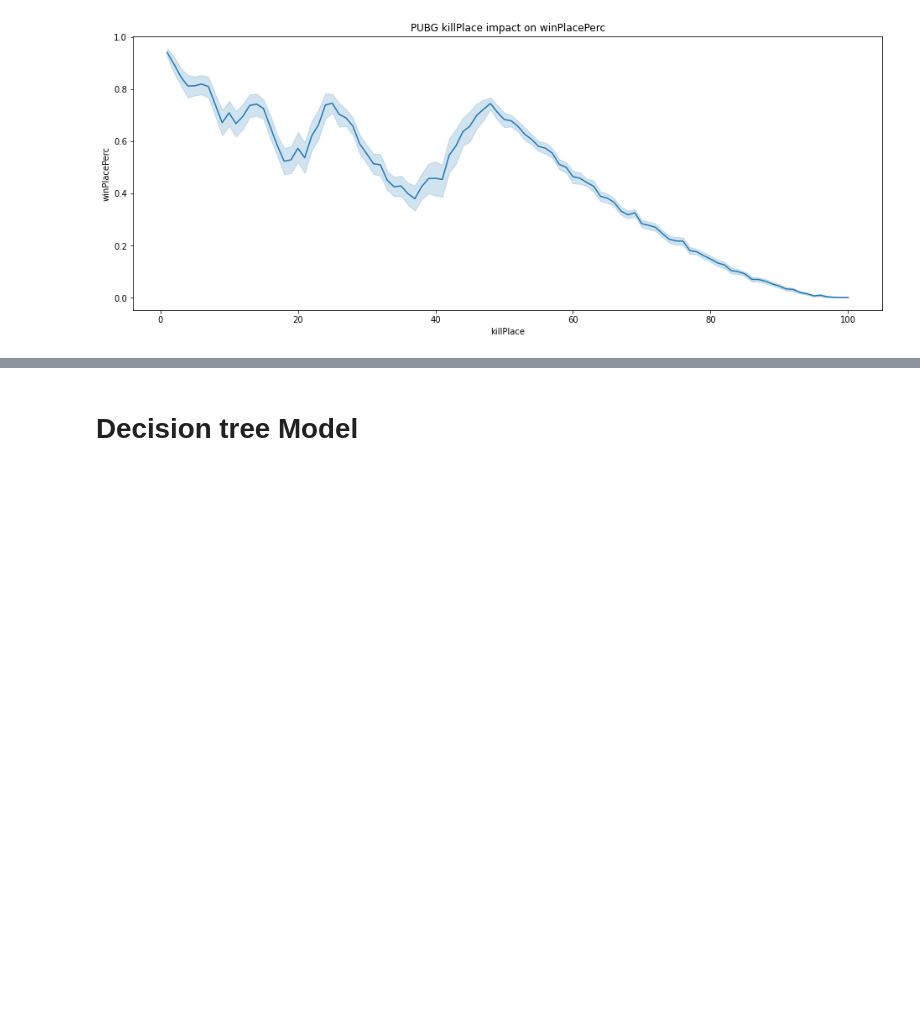
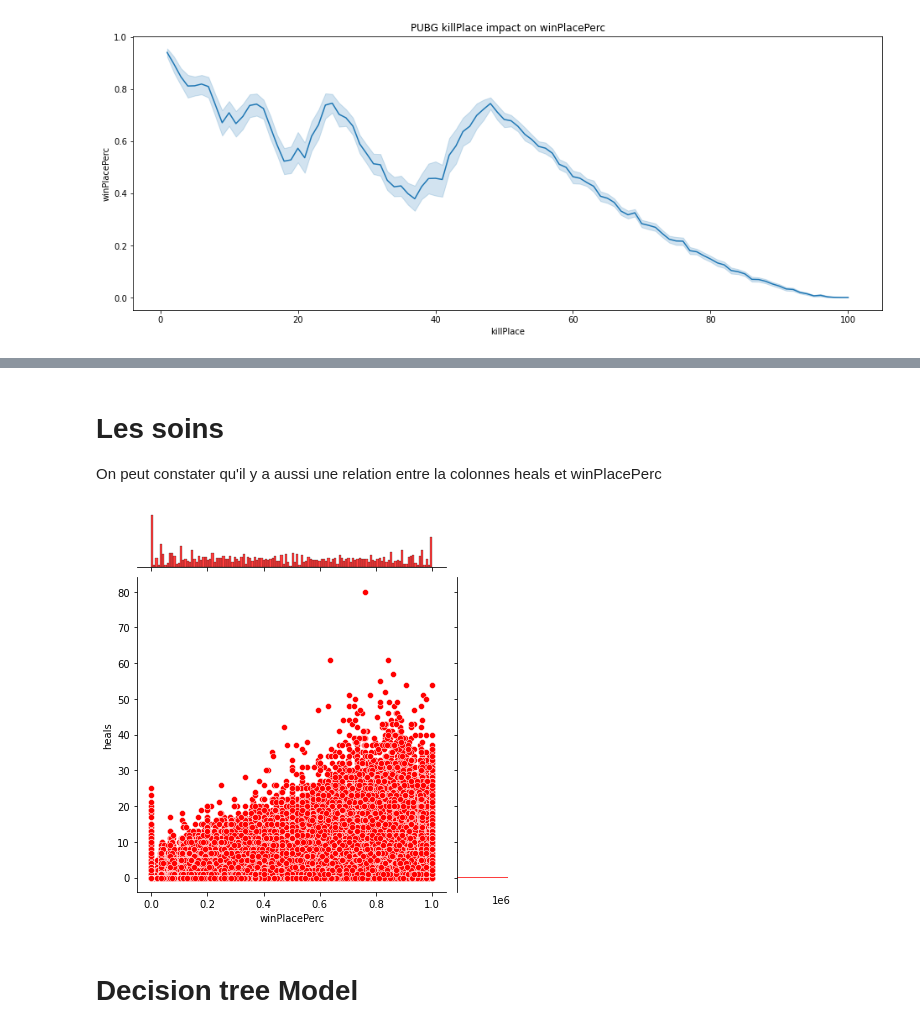
Before and after one commit to KitschminyofStephan/pubg_finish_placement_prediction, a Jupyter notebook: PUBG.ipynb, the cells around one changed output, grey strips where cells are left out. Drawn from its saved outputs; the diff is of its cells as text; code cells hidden in the pictures; blank space fills up the shorter version.

Commit message:
add plot heal

```diff
--- a/PUBG.ipynb
+++ b/PUBG.ipynb
@@ -242,3 +245,11 @@ train.describe()
+# %% [markdown]
+# Les soins
+On peut constater qu'il y a aussi une relation entre la colonnes heals et winPlacePerc
+# %%
+sns.jointplot(x="winPlacePerc", y="heals", data=train, color="red")
+plt.show()
+# %% [output]
+[figure, added]
 # %%
 train_y = train.winPlacePerc
 train_X = train.drop(columns=["winPlacePerc"])
```
Also changed, not shown: parts of 20 cells of this notebook.
